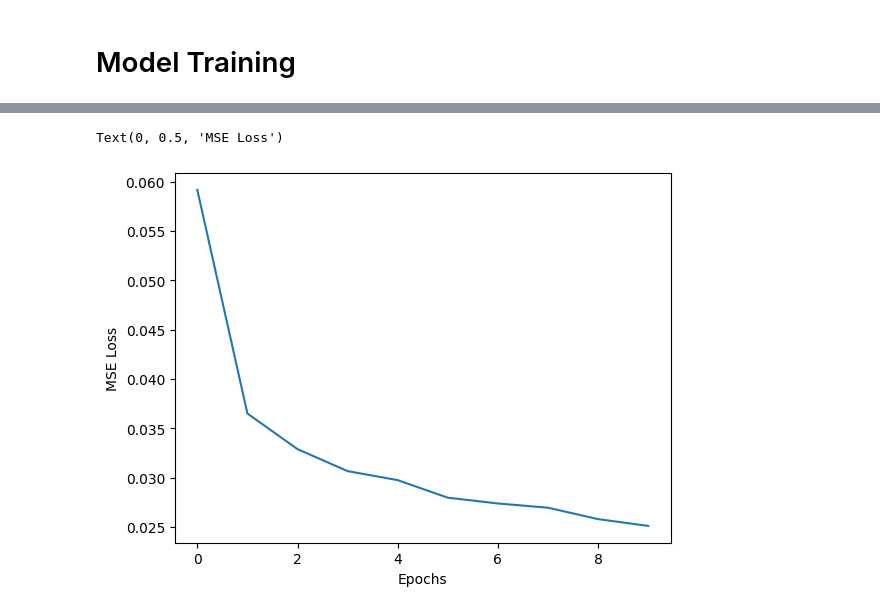
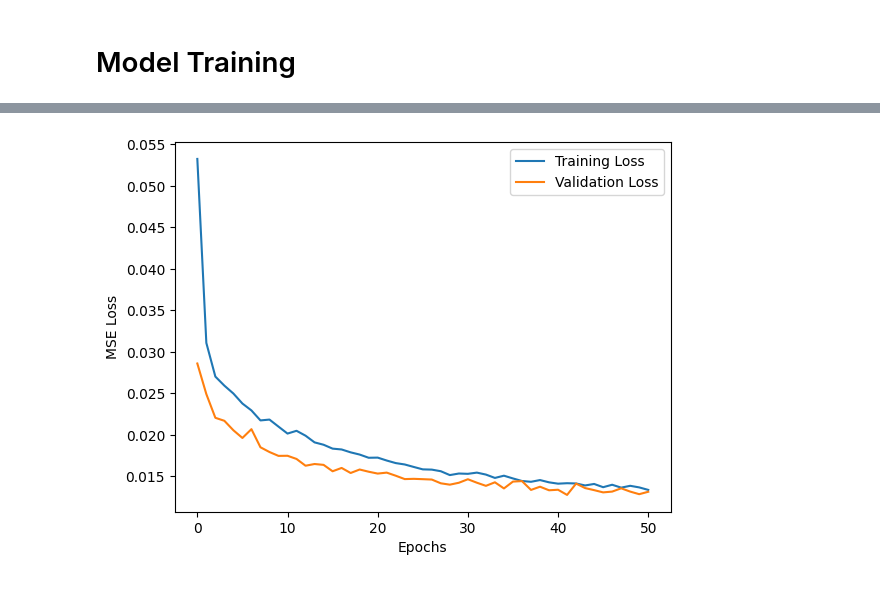
Before and after one commit to james-ngai/11-785-Project, a Jupyter notebook: Value_Network.ipynb, the cells around one changed output, grey strips where cells are left out. Saved outputs shown, nothing was run; the diff lists cells and outputs as text; code cells hidden in the pictures.

```diff
--- a/Value_Network.ipynb
+++ b/Value_Network.ipynb
@@ -99,7 +251,8 @@ class ValueDataset(torch.utils.data.Dataset):
           q, w = shuff_list[i*2], shuff_list[i*2+1]
           a, b = q//3, q % 3
           i, j = w//3, w % 3
-          img[i*9:i*9+9, j*9:j*9+9], img[a*9:a*9+9, b*9:b*9+9] = img[a*9:a*9+9, b*9:b*9+9] , img[i*9:i*9+9, j*9:j*9+9]
+          k, l = np.copy(img[a*9:a*9+9, b*9:b*9+9]) , np.copy(img[i*9:i*9+9, j*9:j*9+9])
+          img[i*9:i*9+9, j*9:j*9+9], img[a*9:a*9+9, b*9:b*9+9] =  k, l
 
         return img
 
@@ -110,7 +263,7 @@ class ValueDataset(torch.utils.data.Dataset):
         # order = self.__retrieve_permutations()
         item = self.__get_shuffled_image(index, shuffles)
 
-        data_index = torch.from_numpy(np.array(order))
+        # data_index = torch.from_numpy(np.array(order))
         # data = [torch.from_numpy(tiles[order[t]]) for t in range(n_grids)]
         # item = torch.stack(data, 0)
         if self.GRAYSCALE:
@@ -236,7 +607,7 @@ class ValueNetwork(nn.Module):
         x = self.resnet(x)
         x = self.linear(x)
         x = self.linear2(x)
-        x = self.softmax(x)
+        # x = self.softmax(x)
         x = self.flat(x)
         x = torch.squeeze(x)
 
@@ -345,9 +759,21 @@ b= []
+# %%
+train_errors = []
+train_losses = []
+val_errors = []
+val_losses = []
+test_errors = []
+test_losses = []
+a = []
+b = []
 # %%
-for i in range(config['n_epochs']):
-  err, total_loss, losses, error_percs = train_value(Model_val, train_loader_value, optimizer_val, criterion_value)
-  errors.append(err)
-  loss_totals.append(total_loss)
+for i in range(11):
+  err, total_loss, losses, error_percs = train_value(Model_val, train_loader_value, optimizer_val, criterion_value, i)
+  train_errors.append(err)
+  train_losses.append(total_loss)
   a.append(losses)
   b += error_percs
   torch.save({'model_state_dict':Model_val.state_dict(),
-              'optimizer_state_dict':optimizer_val.state_dict()}, './model_value.pth')
+              'optimizer_state_dict':optimizer_val.state_dict()}, '/content/drive/MyDrive/11-785 Project/Models/model_value.pth')
+  val_error, val_loss = validate_value(Model_val, val_loader_value, criterion_value)
+  val_errors.append(val_error)
+  val_losses.append(val_loss)
@@ -370,8 +806,10 @@ Text(0, 0.5, 'MSE Loss (%)')
 # %%
 import matplotlib.pyplot as plt
-plt.plot(loss_totals)
+plt.plot(train_losses, label = 'Training Loss')
+plt.plot(val_losses, label = 'Validation Loss')
 plt.xlabel('Epochs')
 plt.ylabel('MSE Loss')
+plt.legend()
+plt.show()
 # %% [output]
-Text(0, 0.5, 'MSE Loss')
-[figure, old version]
+[figure, new version]
```
Also changed, not shown: parts of 38 cells of this notebook, 1 other file.
